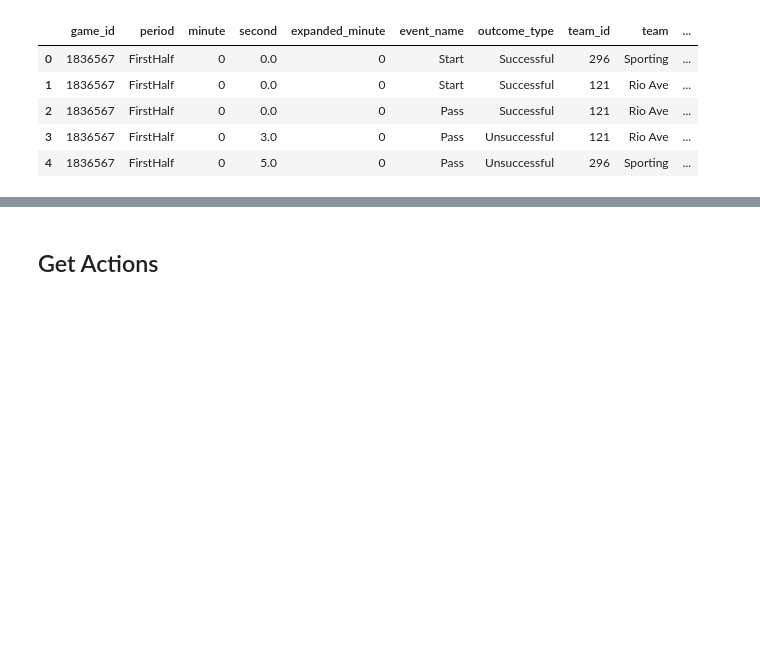
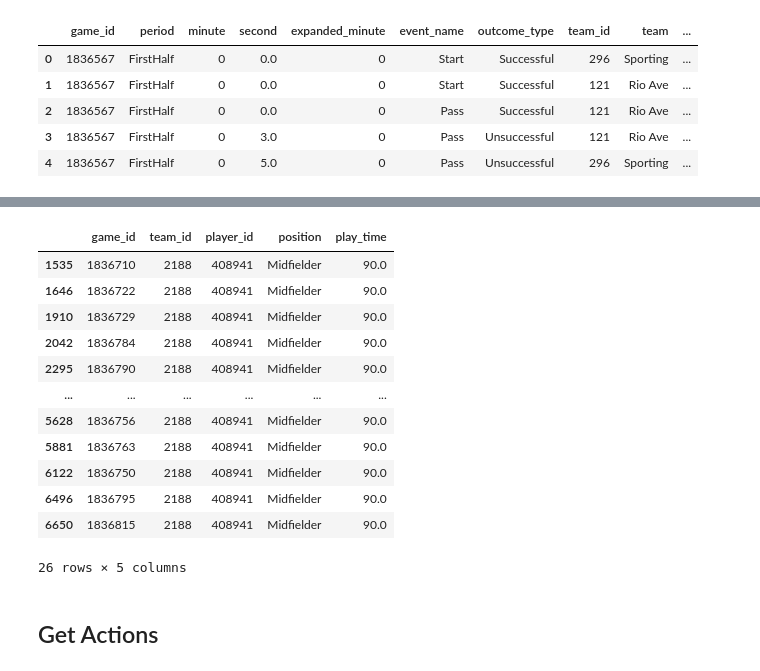
Before and after one commit to LuisSimoes17/TVI_footballindex, a Jupyter notebook: examples/tvi_exploration.ipynb, the cells around one changed output, grey strips where cells are left out. Drawn from its saved outputs; the diff is of its cells as text; code cells hidden in the pictures; blank space fills up the shorter version.

Commit message:
play time bug fix

```diff
--- a/examples/tvi_exploration.ipynb
+++ b/examples/tvi_exploration.ipynb
@@ -36,3 +34,19 @@ Calculating player playtime...
+# %%
+play_time[play_time['player_id'] == '408941']
+# %% [output]
+|  | game_id | team_id | player_id | position | play_time |
+| 1535 | 1836710 | 2188 | 408941 | Midfielder | 90.0 |
+| 1646 | 1836722 | 2188 | 408941 | Midfielder | 90.0 |
+| 1910 | 1836729 | 2188 | 408941 | Midfielder | 90.0 |
+| 2042 | 1836784 | 2188 | 408941 | Midfielder | 90.0 |
+| 2295 | 1836790 | 2188 | 408941 | Midfielder | 90.0 |
+| ... | ... | ... | ... | ... | ... |
+| 5628 | 1836756 | 2188 | 408941 | Midfielder | 90.0 |
+| 5881 | 1836763 | 2188 | 408941 | Midfielder | 90.0 |
+| 6122 | 1836750 | 2188 | 408941 | Midfielder | 90.0 |
+| 6496 | 1836795 | 2188 | 408941 | Midfielder | 90.0 |
+| 6650 | 1836815 | 2188 | 408941 | Midfielder | 90.0 |
+26 rows × 5 columns
 # %% [markdown]
 ## Get Actions
 # %% [markdown]
```
Also changed, not shown: parts of 1 cell of this notebook, 1 other file.
